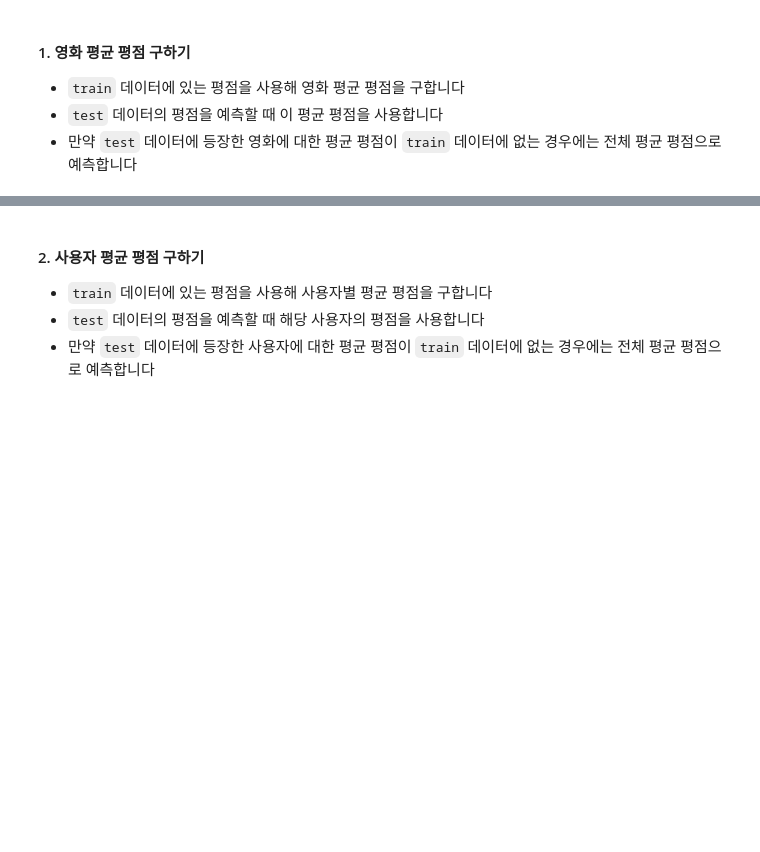
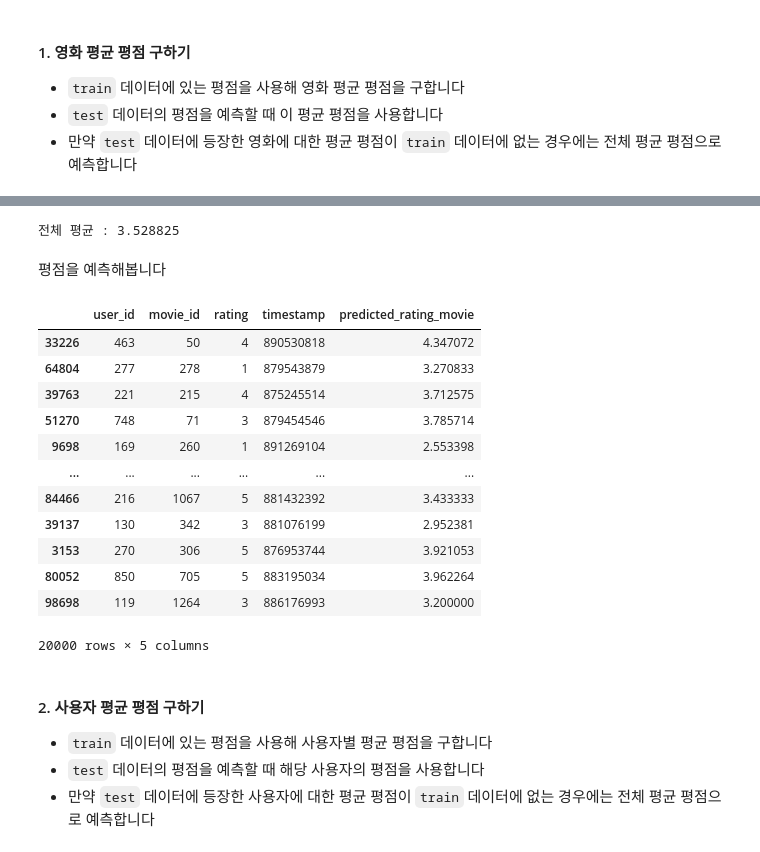
Before and after one commit to pray92/recommendation_system, a Jupyter notebook: recommendation_system_week_1st_practice.ipynb, the cells around one changed output, grey strips where cells are left out. Saved outputs shown, nothing was run; the diff lists cells and outputs as text; code cells hidden in the pictures; blank space fills up the shorter version.

```diff
--- a/recommendation_system_week_1st_practice.ipynb
+++ b/recommendation_system_week_1st_practice.ipynb
@@ -1637,3 +1637,6 @@ test 데이터에 존재하나 train 데이터에 등장 안하는 영화 수 :
 - `train` 데이터에 있는 평점을 사용해 영화 평균 평점을 구합니다
 - `test` 데이터의 평점을 예측할 때 이 평균 평점을 사용합니다
 - 만약 `test` 데이터에 등장한 영화에 대한 평균 평점이 `train` 데이터에 없는 경우에는 전체 평균 평점으로 예측합니다
+# %%
+train_movie_df = train_df.groupby('movie_id').mean()
+train_movie_df
@@ -1639,0 +1658,7 @@ test 데이터에 존재하나 train 데이터에 등장 안하는 영화 수 :
+# %%
+from collections import defaultdict
+
+movie_rating = defaultdict(float)
+for index, row in train_movie_df.iterrows():
+    movie_rating[index] = row.rating
+movie_rating
@@ -1640,3 +1683,27 @@ test 데이터에 존재하나 train 데이터에 등장 안하는 영화 수 :
+# %%
+total_average_rating = train_df['rating'].mean()
+print('전체 평균 :', total_average_rating)
+# %% [output]
+전체 평균 : 3.528825
+# %% [markdown]
+평점을 예측해봅니다
+# %%
+test_df['predicted_rating_movie'] = test_df['movie_id'].apply(lambda x: movie_rating.get(x, total_average_rating))
+test_df
+# %% [output]
+|  | user_id | movie_id | rating | timestamp | predicted_rating_movie |
+| 33226 | 463 | 50 | 4 | 890530818 | 4.347072 |
+| 64804 | 277 | 278 | 1 | 879543879 | 3.270833 |
+| 39763 | 221 | 215 | 4 | 875245514 | 3.712575 |
+| 51270 | 748 | 71 | 3 | 879454546 | 3.785714 |
+| 9698 | 169 | 260 | 1 | 891269104 | 2.553398 |
+| ... | ... | ... | ... | ... | ... |
+| 84466 | 216 | 1067 | 5 | 881432392 | 3.433333 |
+| 39137 | 130 | 342 | 3 | 881076199 | 2.952381 |
+| 3153 | 270 | 306 | 5 | 876953744 | 3.921053 |
+| 80052 | 850 | 705 | 5 | 883195034 | 3.962264 |
+| 98698 | 119 | 1264 | 3 | 886176993 | 3.200000 |
+20000 rows × 5 columns
 # %% [markdown]
 #### 2. 사용자 평균 평점 구하기
 - `train` 데이터에 있는 평점을 사용해 사용자별 평균 평점을 구합니다
```
Also changed, not shown: parts of 7 cells of this notebook.
